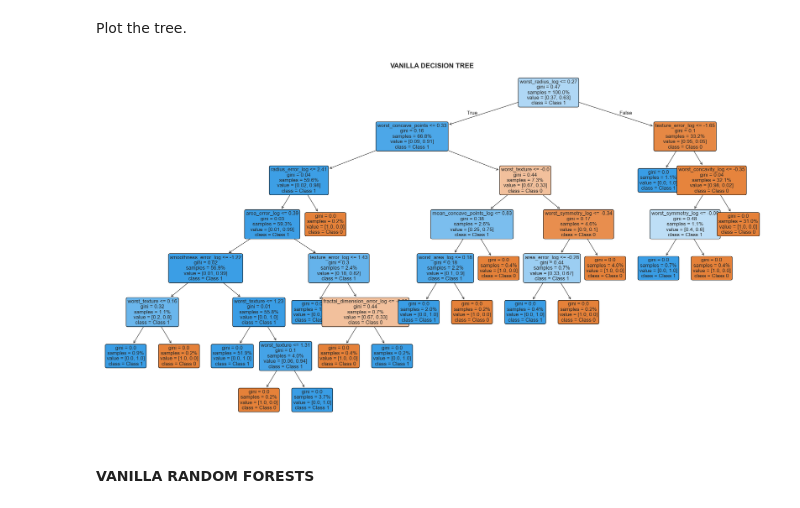
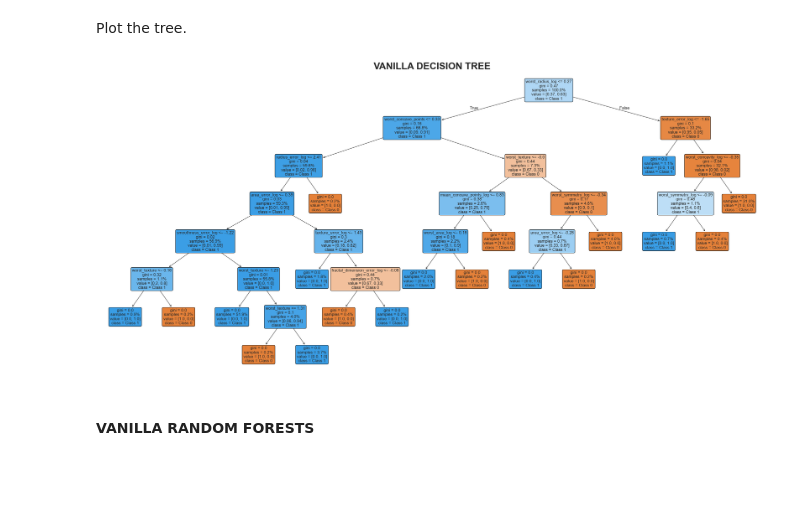
Before and after one commit to Vain-Guy/Ensemble-Methods, a Jupyter notebook: ENSEMBLE_METHODS.ipynb, the cells around one changed output. Saved outputs shown, nothing was run; the diff lists cells and outputs as text; code cells hidden in the pictures; blank space fills up the shorter version.

```diff
--- a/ENSEMBLE_METHODS.ipynb
+++ b/ENSEMBLE_METHODS.ipynb
@@ -556,29 +556,29 @@ Overall:
 Plot the tree.
 # %%
 # Create figure
-plt.figure(figsize=(22,12))
+plt.figure(figsize=(27.5,13))
 
 # Plot the tree
 plot_tree(
     vanilla_dt,
     feature_names=X_train.columns,
     class_names=['Class 0', 'Class 1'],
     filled=True,
     rounded=True,
     fontsize=12,
     proportion=True,
     precision=2,
     impurity=True
 )
 
 # Title and styling
-plt.title("VANILLA DECISION TREE", fontsize=16, fontweight='semibold')
+plt.title("VANILLA DECISION TREE", fontsize=28, fontweight='semibold')
 plt.xticks([])
 plt.yticks([])
 plt.tight_layout()
 plt.show()
 # %% [output]
-[figure, old version]
+[figure, new version]
 # %% [markdown]
 #### VANILLA RANDOM FORESTS
 # %%
```
Also changed, not shown: parts of 1 cell of this notebook.
